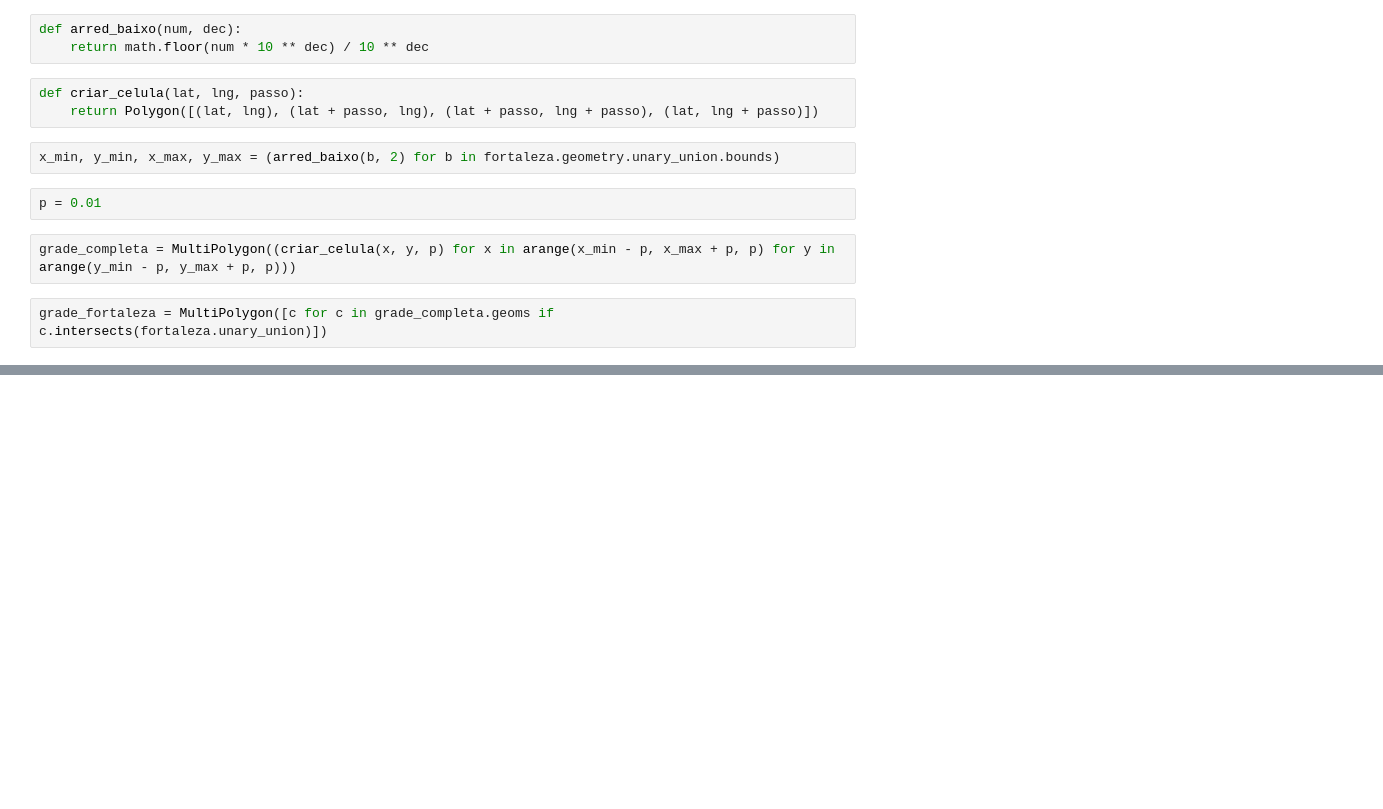
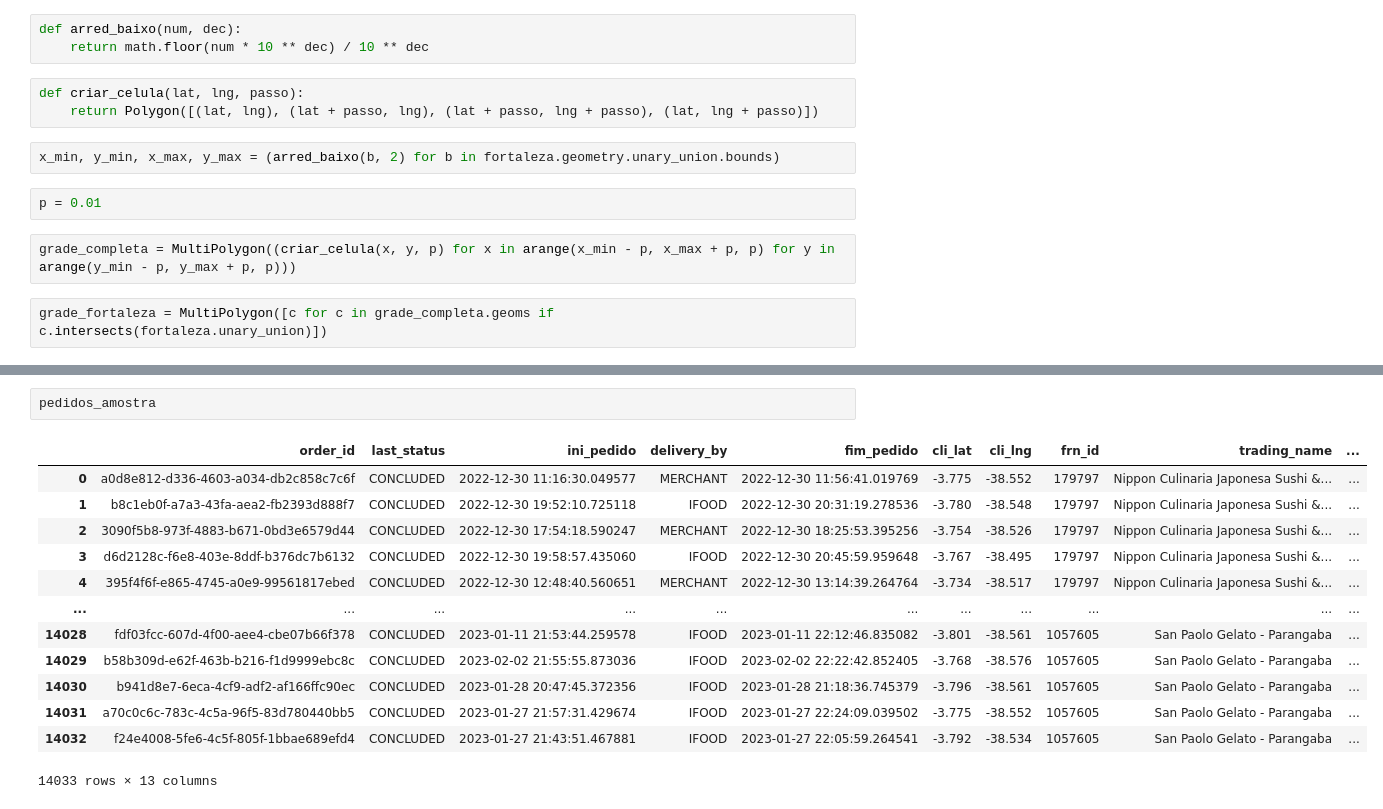
Before and after one commit to fdanielsouza/Teoria_das_Filas_Aplicado_a_Delivery_Online, a Jupyter notebook: Estudos.ipynb, the cells around one changed output, grey strips where cells are left out. Drawn from its saved outputs; the diff is of its cells as text; blank space fills up the shorter version.

```diff
--- a/Estudos.ipynb
+++ b/Estudos.ipynb
@@ -34,0 +59,16 @@ fortaleza.plot()
+# %%
+pedidos_amostra
+# %% [output]
+|  | order_id | last_status | ini_pedido | delivery_by | fim_pedido | cli_lat | cli_lng | frn_id | trading_name | ... |
+| 0 | a0d8e812-d336-4603-a034-db2c858c7c6f | CONCLUDED | 2022-12-30 11:16:30.049577 | MERCHANT | 2022-12-30 11:56:41.019769 | -3.775 | -38.552 | 179797 | Nippon Culinaria Japonesa Sushi &... | ... |
+| 1 | b8c1eb0f-a7a3-43fa-aea2-fb2393d888f7 | CONCLUDED | 2022-12-30 19:52:10.725118 | IFOOD | 2022-12-30 20:31:19.278536 | -3.780 | -38.548 | 179797 | Nippon Culinaria Japonesa Sushi &... | ... |
+| 2 | 3090f5b8-973f-4883-b671-0bd3e6579d44 | CONCLUDED | 2022-12-30 17:54:18.590247 | MERCHANT | 2022-12-30 18:25:53.395256 | -3.754 | -38.526 | 179797 | Nippon Culinaria Japonesa Sushi &... | ... |
+| 3 | d6d2128c-f6e8-403e-8ddf-b376dc7b6132 | CONCLUDED | 2022-12-30 19:58:57.435060 | IFOOD | 2022-12-30 20:45:59.959648 | -3.767 | -38.495 | 179797 | Nippon Culinaria Japonesa Sushi &... | ... |
+| 4 | 395f4f6f-e865-4745-a0e9-99561817ebed | CONCLUDED | 2022-12-30 12:48:40.560651 | MERCHANT | 2022-12-30 13:14:39.264764 | -3.734 | -38.517 | 179797 | Nippon Culinaria Japonesa Sushi &... | ... |
+| ... | ... | ... | ... | ... | ... | ... | ... | ... | ... | ... |
+| 14028 | fdf03fcc-607d-4f00-aee4-cbe07b66f378 | CONCLUDED | 2023-01-11 21:53:44.259578 | IFOOD | 2023-01-11 22:12:46.835082 | -3.801 | -38.561 | 1057605 | San Paolo Gelato - Parangaba | ... |
+| 14029 | b58b309d-e62f-463b-b216-f1d9999ebc8c | CONCLUDED | 2023-02-02 21:55:55.873036 | IFOOD | 2023-02-02 22:22:42.852405 | -3.768 | -38.576 | 1057605 | San Paolo Gelato - Parangaba | ... |
+| 14030 | b941d8e7-6eca-4cf9-adf2-af166ffc90ec | CONCLUDED | 2023-01-28 20:47:45.372356 | IFOOD | 2023-01-28 21:18:36.745379 | -3.796 | -38.561 | 1057605 | San Paolo Gelato - Parangaba | ... |
+| 14031 | a70c0c6c-783c-4c5a-96f5-83d780440bb5 | CONCLUDED | 2023-01-27 21:57:31.429674 | IFOOD | 2023-01-27 22:24:09.039502 | -3.775 | -38.552 | 1057605 | San Paolo Gelato - Parangaba | ... |
+| 14032 | f24e4008-5fe6-4c5f-805f-1bbae689efd4 | CONCLUDED | 2023-01-27 21:43:51.467881 | IFOOD | 2023-01-27 22:05:59.264541 | -3.792 | -38.534 | 1057605 | San Paolo Gelato - Parangaba | ... |
+14033 rows × 13 columns
```
Also changed, not shown: parts of 10 cells of this notebook.
